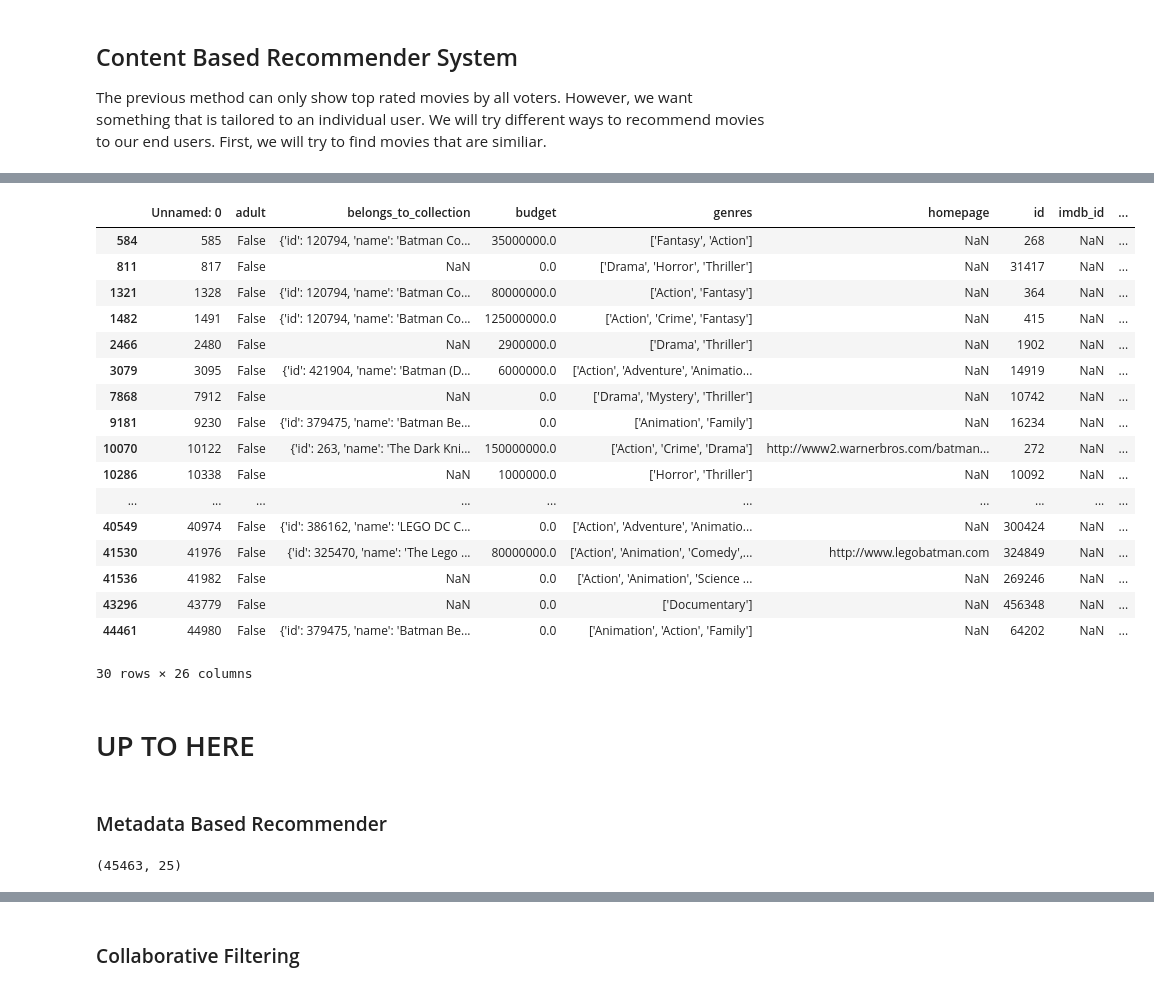
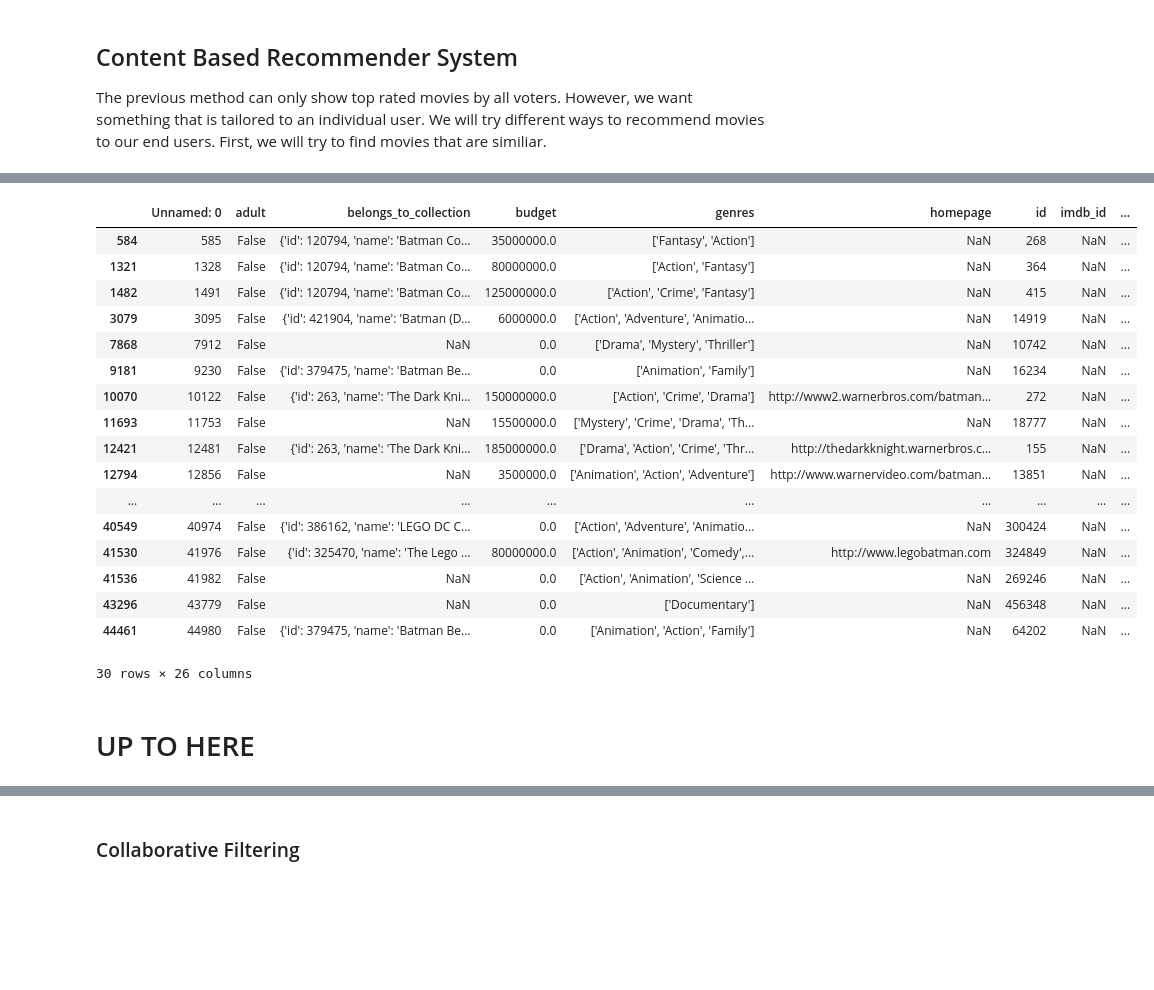
Before and after one commit to todatech/csda-lab, a Jupyter notebook: lab1/movies_rec.ipynb, the cells around one changed output, grey strips where cells are left out. Drawn from its saved outputs; the diff is of its cells as text; code cells hidden in the pictures; blank space fills up the shorter version.

```diff
--- a/lab1/movies_rec.ipynb
+++ b/lab1/movies_rec.ipynb
@@ -89,7 +95,7 @@ md['keywords'] = md['tagline'] + ' ' + md['overview']
 # We build a Term Frequency (TF)-Inverse Data Frequency (IDF) summary of keywords using scikit-learn library
 # https://scikit-learn.org/stable/modules/generated/sklearn.feature_extraction.text.TfidfVectorizer.html
 
-vectorizer = TfidfVectorizer(analyzer='word', stop_words='english')
+vectorizer = TfidfVectorizer(analyzer='word', ngram_range=(1, 2),min_df=0, stop_words='english')
 X = vectorizer.fit_transform(md['keywords'])
 
 # Show TF-IDF Vectorizer properties
@@ -98,13 +104,13 @@ X = vectorizer.fit_transform(md['keywords'])
 # print('Feature Names: ')
 # print(vectorizer.get_feature_names())
 
-# Next We build a lookup table that share similiarty score for all movies title in the database
+# Next We build a lookup matrix that share similarity score for all movies title in the database
 cosine_similarity = linear_kernel(X,X)
 # showing cosine_similiarty characteristics
 # cosine_similarity.shape
 # %%
 
-def get_recommended_movie_id(title):
+def get_recommended_movies_by_title(title):
     #a = md.index[md['Title'] == 'The Godfather']
     a = md[md['title'] == title]
     if a.empty:
@@ -151,20 +157,20 @@ rec_df
 30 rows × 26 columns
 # %%
-movie_lst = get_recommended_movie_id('Batman Forever')
+movie_lst = get_recommended_movies_by_title('Batman Forever')
 rec_df = md[md.index.isin(movie_lst)]
 rec_df
 # %% [output]
 |  | Unnamed: 0 | adult | belongs_to_collection | budget | genres | homepage | id | imdb_id | ... |
 | 584 | 585 | False | {'id': 120794, 'name': 'Batman Co... | 35000000.0 | ['Fantasy', 'Action'] | NaN | 268 | NaN | ... |
-| 811 | 817 | False | NaN | 0.0 | ['Drama', 'Horror', 'Thriller'] | NaN | 31417 | NaN | ... |
 | 1321 | 1328 | False | {'id': 120794, 'name': 'Batman Co... | 80000000.0 | ['Action', 'Fantasy'] | NaN | 364 | NaN | ... |
 | 1482 | 1491 | False | {'id': 120794, 'name': 'Batman Co... | 125000000.0 | ['Action', 'Crime', 'Fantasy'] | NaN | 415 | NaN | ... |
-| 2466 | 2480 | False | NaN | 2900000.0 | ['Drama', 'Thriller'] | NaN | 1902 | NaN | ... |
 | 3079 | 3095 | False | {'id': 421904, 'name': 'Batman (D... | 6000000.0 | ['Action', 'Adventure', 'Animatio... | NaN | 14919 | NaN | ... |
 | 7868 | 7912 | False | NaN | 0.0 | ['Drama', 'Mystery', 'Thriller'] | NaN | 10742 | NaN | ... |
 | 9181 | 9230 | False | {'id': 379475, 'name': 'Batman Be... | 0.0 | ['Animation', 'Family'] | NaN | 16234 | NaN | ... |
 | 10070 | 10122 | False | {'id': 263, 'name': 'The Dark Kni... | 150000000.0 | ['Action', 'Crime', 'Drama'] | http://www2.warnerbros.com/batman... | 272 | NaN | ... |
-| 10286 | 10338 | False | NaN | 1000000.0 | ['Horror', 'Thriller'] | NaN | 10092 | NaN | ... |
+| 11693 | 11753 | False | NaN | 15500000.0 | ['Mystery', 'Crime', 'Drama', 'Th... | NaN | 18777 | NaN | ... |
+| 12421 | 12481 | False | {'id': 263, 'name': 'The Dark Kni... | 185000000.0 | ['Drama', 'Action', 'Crime', 'Thr... | http://thedarkknight.warnerbros.c... | 155 | NaN | ... |
+| 12794 | 12856 | False | NaN | 3500000.0 | ['Animation', 'Action', 'Adventure'] | http://www.warnervideo.com/batman... | 13851 | NaN | ... |
 | ... | ... | ... | ... | ... | ... | ... | ... | ... | ... |
 | 40549 | 40974 | False | {'id': 386162, 'name': 'LEGO DC C... | 0.0 | ['Action', 'Adventure', 'Animatio... | NaN | 300424 | NaN | ... |
 | 41530 | 41976 | False | {'id': 325470, 'name': 'The Lego ... | 80000000.0 | ['Action', 'Animation', 'Comedy',... | http://www.legobatman.com | 324849 | NaN | ... |
@@ -174,5 +180,3 @@ rec_df
 30 rows × 26 columns
 # %% [markdown]
 # UP TO HERE
-# %% [markdown]
-### Metadata Based Recommender
@@ -186,4 +182,0 @@ md['id'] = md['id'].astype('int')
-# %%
-md.shape
-# %% [output]
-(45463, 25)
```
Also changed, not shown: parts of 33 cells of this notebook.
